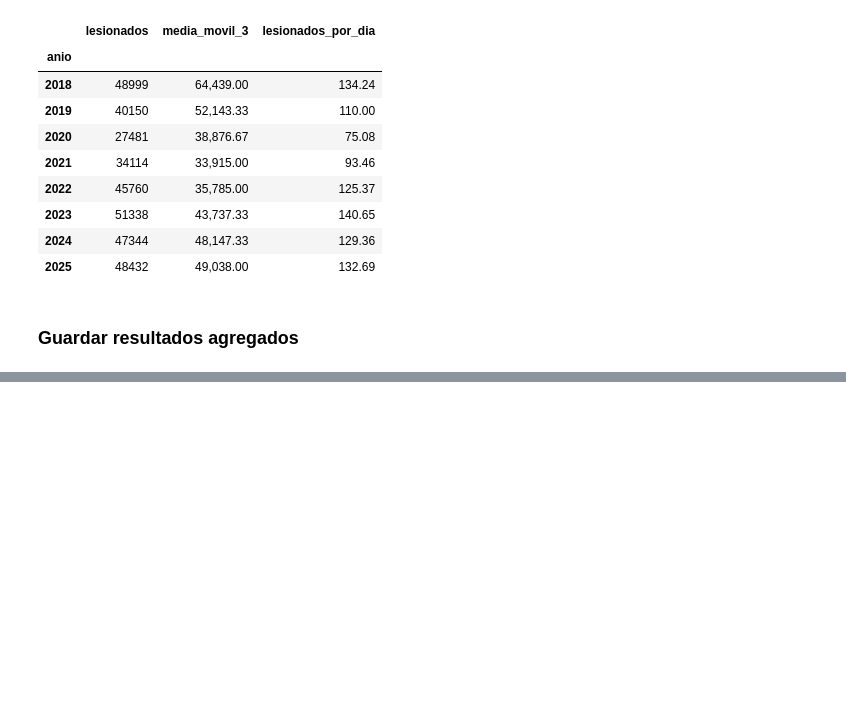
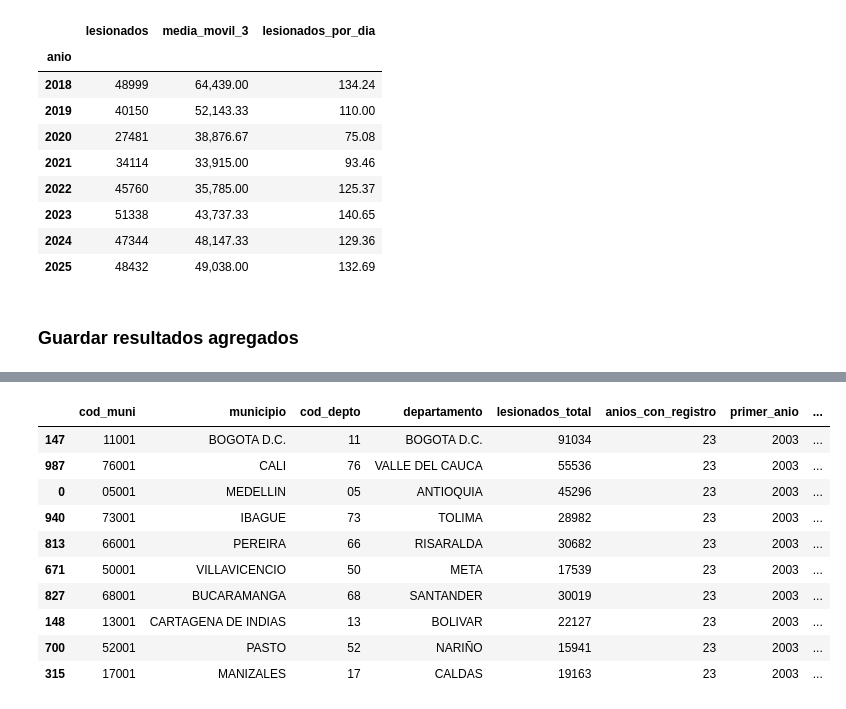
Before and after one commit to carlosantiz94-prog/siniestralidad-vial-ds, a Jupyter notebook: notebooks/pandas_labs.ipynb, the cells around one changed output, grey strips where cells are left out. Drawn from its saved outputs; the diff is of its cells as text; code cells hidden in the pictures; blank space fills up the shorter version.

```diff
--- a/notebooks/pandas_labs.ipynb
+++ b/notebooks/pandas_labs.ipynb
@@ -884,0 +898,10 @@ sorted(p.name for p in PROCESSED.glob("*.csv"))
+# %%
+dim_departamentos = (lesiones.dropna(subset=["cod_depto"])[["cod_depto", "departamento"]]
+                     .drop_duplicates().astype({"departamento": "string"})
+                     .sort_values("cod_depto").reset_index(drop=True))
+dim_municipios = (lesiones.dropna(subset=["cod_muni"])[["cod_muni", "municipio", "cod_depto"]]
+                  .drop_duplicates().astype({"municipio": "string"})
+                  .sort_values("cod_muni").reset_index(drop=True))
+print("Departamentos:", len(dim_departamentos), "| claves únicas:", dim_departamentos["cod_depto"].is_unique)
+print("Municipios   :", len(dim_municipios), "| claves únicas:", dim_municipios["cod_muni"].is_unique)
+dim_municipios.head()
@@ -884,0 +931,7 @@ sorted(p.name for p in PROCESSED.glob("*.csv"))
+# %%
+les_2025 = (lesiones[lesiones["anio"] == 2025].groupby("cod_muni")["cantidad"].sum()
+            .reset_index(name="lesionados_2025"))
+sec_mun = sectores.groupby("cod_muni").size().reset_index(name="sectores")
+for how in ["inner", "left", "right", "outer"]:
+    r = les_2025.merge(sec_mun, on="cod_muni", how=how, indicator=True)
+    print(f"{how:6s}: {len(r):5d} filas ->", r["_merge"].value_counts().to_dict())
@@ -884,0 +992,49 @@ sorted(p.name for p in PROCESSED.glob("*.csv"))
+# %%
+# 1. Métricas de lesiones por municipio
+m_les = completos.groupby("cod_muni").agg(
+    lesionados_total=("cantidad", "sum"),
+    anios_con_registro=("anio", "nunique"),
+    primer_anio=("anio", "min"),
+    ultimo_anio=("anio", "max"),
+).reset_index()
+m_les = m_les.merge(les_2025, on="cod_muni", how="left")
+m_les = m_les.merge(recientes.groupby("cod_muni")["cantidad"].sum().reset_index(name="lesionados_2018_2025"),
+                    on="cod_muni", how="left")
+
+# 2. Métricas de sectores críticos por municipio
+m_sec = sectores.groupby("cod_muni").agg(
+    sectores_criticos=("fallecidos", "size"),
+    fallecidos_sectores=("fallecidos", "sum"),
+    zscore_max=("gi_zscore", "max"),
+    sectores_99=("nivel_confianza", lambda s: (s == "99%").sum()),
+).reset_index()
+
+# 3. Combinar con las dimensiones
+tabla_municipios = (dim_municipios
+    .merge(dim_departamentos, on="cod_depto", how="left", validate="many_to_one")
+    .merge(m_les, on="cod_muni", how="left", validate="one_to_one")
+    .merge(m_sec, on="cod_muni", how="left", validate="one_to_one", indicator="origen_sector"))
+
+# 4. Indicadores
+cols_cero = ["lesionados_total", "lesionados_2025", "lesionados_2018_2025", "sectores_criticos",
+             "fallecidos_sectores", "sectores_99", "anios_con_registro"]
+tabla_municipios[cols_cero] = tabla_municipios[cols_cero].fillna(0).astype(int)
+tabla_municipios[["primer_anio", "ultimo_anio"]] = tabla_municipios[["primer_anio", "ultimo_anio"]].astype("Int64")
+tabla_municipios["tiene_sector_critico"] = tabla_municipios["origen_sector"] == "both"
+tabla_municipios["promedio_anual_2018_2025"] = tabla_municipios["lesionados_2018_2025"] / 8
+tabla_municipios["ranking_lesionados"] = tabla_municipios["lesionados_2018_2025"].rank(ascending=False, method="min").astype(int)
+tabla_municipios["pct_nacional_2018_2025"] = tabla_municipios["lesionados_2018_2025"] / tabla_municipios["lesionados_2018_2025"].sum() * 100
+tabla_municipios = tabla_municipios.drop(columns="origen_sector").sort_values("ranking_lesionados")
+tabla_municipios.head(10)
+# %% [output]
+|  | cod_muni | municipio | cod_depto | departamento | lesionados_total | anios_con_registro | primer_anio | ... |
+| 147 | 11001 | BOGOTA D.C. | 11 | BOGOTA D.C. | 91034 | 23 | 2003 | ... |
+| 987 | 76001 | CALI | 76 | VALLE DEL CAUCA | 55536 | 23 | 2003 | ... |
+| 0 | 05001 | MEDELLIN | 05 | ANTIOQUIA | 45296 | 23 | 2003 | ... |
+| 940 | 73001 | IBAGUE | 73 | TOLIMA | 28982 | 23 | 2003 | ... |
+| 813 | 66001 | PEREIRA | 66 | RISARALDA | 30682 | 23 | 2003 | ... |
+| 671 | 50001 | VILLAVICENCIO | 50 | META | 17539 | 23 | 2003 | ... |
+| 827 | 68001 | BUCARAMANGA | 68 | SANTANDER | 30019 | 23 | 2003 | ... |
+| 148 | 13001 | CARTAGENA DE INDIAS | 13 | BOLIVAR | 22127 | 23 | 2003 | ... |
+| 700 | 52001 | PASTO | 52 | NARIÑO | 15941 | 23 | 2003 | ... |
+| 315 | 17001 | MANIZALES | 17 | CALDAS | 19163 | 23 | 2003 | ... |
```
Also changed, not shown: parts of 37 cells of this notebook, 3 other files.
